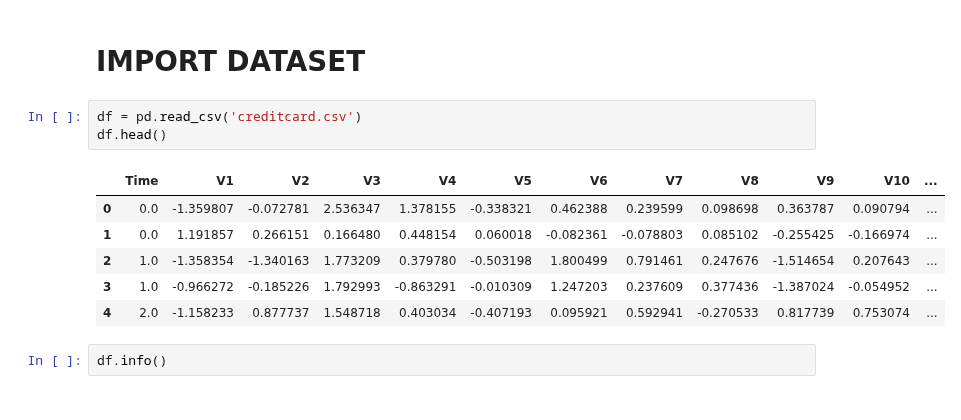
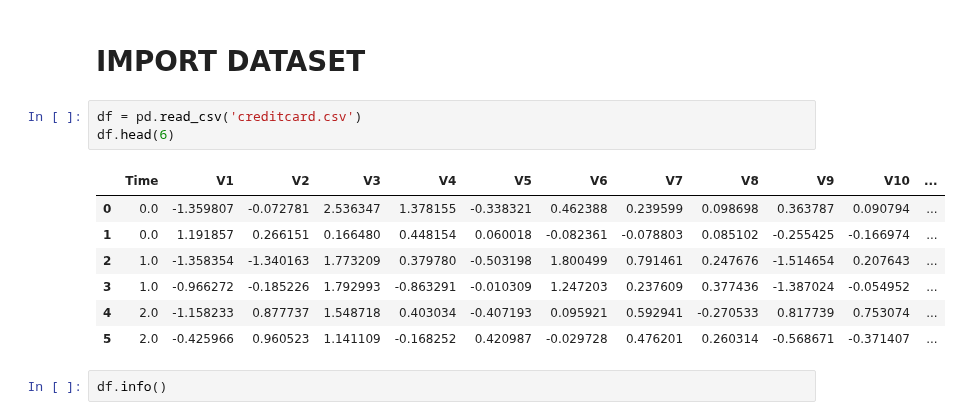
Before and after one commit to alfredomarinus/portfolio, a Jupyter notebook: Credit Card Fraud Detection/notebook.ipynb, the cells around one changed output. Drawn from its saved outputs; the diff is of its cells as text.

```diff
--- a/Credit Card Fraud Detection/notebook.ipynb
+++ b/Credit Card Fraud Detection/notebook.ipynb
@@ -41,14 +41,15 @@ from time import time
 # IMPORT DATASET
 # %%
 df = pd.read_csv('creditcard.csv')
-df.head()
+df.head(6)
 # %% [output]
 |  | Time | V1 | V2 | V3 | V4 | V5 | V6 | V7 | V8 | V9 | V10 | ... |
 | 0 | 0.0 | -1.359807 | -0.072781 | 2.536347 | 1.378155 | -0.338321 | 0.462388 | 0.239599 | 0.098698 | 0.363787 | 0.090794 | ... |
 | 1 | 0.0 | 1.191857 | 0.266151 | 0.166480 | 0.448154 | 0.060018 | -0.082361 | -0.078803 | 0.085102 | -0.255425 | -0.166974 | ... |
 | 2 | 1.0 | -1.358354 | -1.340163 | 1.773209 | 0.379780 | -0.503198 | 1.800499 | 0.791461 | 0.247676 | -1.514654 | 0.207643 | ... |
 | 3 | 1.0 | -0.966272 | -0.185226 | 1.792993 | -0.863291 | -0.010309 | 1.247203 | 0.237609 | 0.377436 | -1.387024 | -0.054952 | ... |
 | 4 | 2.0 | -1.158233 | 0.877737 | 1.548718 | 0.403034 | -0.407193 | 0.095921 | 0.592941 | -0.270533 | 0.817739 | 0.753074 | ... |
+| 5 | 2.0 | -0.425966 | 0.960523 | 1.141109 | -0.168252 | 0.420987 | -0.029728 | 0.476201 | 0.260314 | -0.568671 | -0.371407 | ... |
 # %%
 df.info()
 # %% [output]
```
Also changed, not shown: parts of 1 cell of this notebook, 1 other file.
